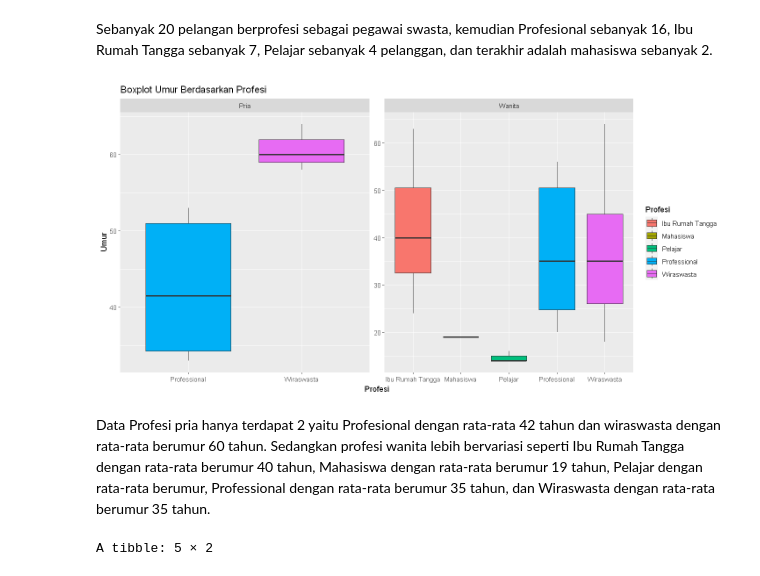
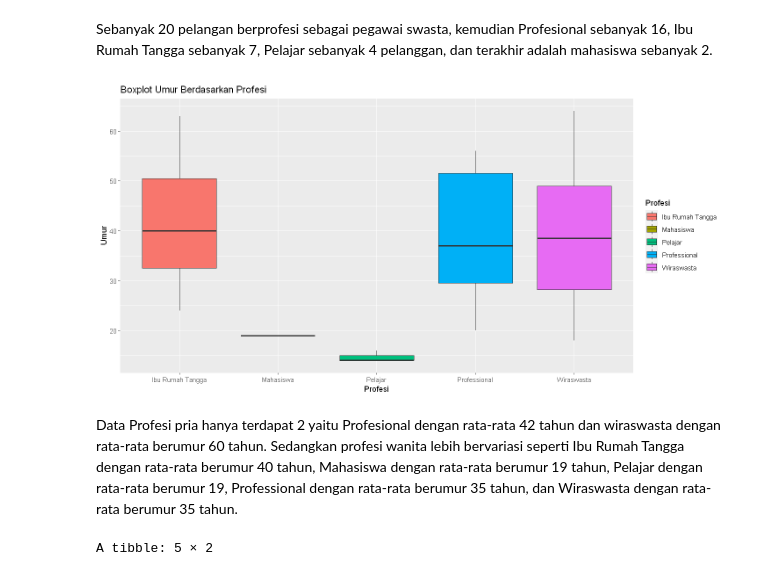
Before and after one commit to Raymon360/Customer-Segmentation, a Jupyter notebook: customer_segmentation.ipynb, the cells around one changed output. Drawn from its saved outputs; the diff is of its cells as text; code cells hidden in the pictures.

```diff
--- a/customer_segmentation.ipynb
+++ b/customer_segmentation.ipynb
@@ -99,25 +55,24 @@ pelanggan %>%
 Sebanyak 20 pelangan berprofesi sebagai pegawai swasta, kemudian Profesional sebanyak 16, Ibu Rumah Tangga sebanyak 7, Pelajar sebanyak 4 pelanggan, dan terakhir adalah mahasiswa sebanyak 2.
 # %%
 # Plotting Umur Pelanggan
-library(ggplot2)
 library(tidyverse)
 
 # # Membuat boxplot umur berdasarkan jenis kelamin
 # ggplot(pelanggan, aes(x = Profesi, y = Umur, fill = Profesi)) +
 #   geom_boxplot() +
 #   labs(title = "Boxplot Umur Berdasarkan Jenis Kelamin", x = "Jenis Kelamin", y = "Umur")
 
 options(repr.plot.width=12, repr.plot.height=6)
 # Memplot boxplot umur berdasarkan jenis kelamin dan profesi
 pelanggan %>%
   ggplot(aes(x = Profesi, y = Umur, fill = Profesi)) +
   geom_boxplot() +
-  labs(title = "Boxplot Umur Berdasarkan Profesi", x = "Profesi", y = "Umur") +
-  facet_wrap(~ Jenis.Kelamin, scales = "free")
+  labs(title = "Boxplot Umur Berdasarkan Profesi", x = "Profesi", y = "Umur")
+  # facet_wrap(~ Jenis.Kelamin, scales = "free")
 # %% [output]
-[figure, old version]
+[figure, new version]
 # %% [markdown]
-Data Profesi pria hanya terdapat 2 yaitu Profesional dengan rata-rata 42 tahun dan wiraswasta dengan rata-rata berumur 60 tahun. Sedangkan profesi wanita lebih bervariasi seperti Ibu Rumah Tangga dengan rata-rata berumur 40 tahun, Mahasiswa dengan rata-rata berumur 19 tahun, Pelajar dengan rata-rata berumur, Professional dengan rata-rata berumur 35 tahun, dan Wiraswasta dengan rata-rata berumur 35 tahun.
+Data Profesi pria hanya terdapat 2 yaitu Profesional dengan rata-rata 42 tahun dan wiraswasta dengan rata-rata berumur 60 tahun. Sedangkan profesi wanita lebih bervariasi seperti Ibu Rumah Tangga dengan rata-rata berumur 40 tahun, Mahasiswa dengan rata-rata berumur 19 tahun, Pelajar dengan rata-rata berumur 19, Professional dengan rata-rata berumur 35 tahun, dan Wiraswasta dengan rata-rata berumur 35 tahun.
 # %%
 # Menghitung rata-rata NilaiBelanjaSetahun berdasarkan Profesi
 rata_rata_per_profesi <- pelanggan %>%
```
Also changed, not shown: parts of 8 cells of this notebook, 6 other files.
